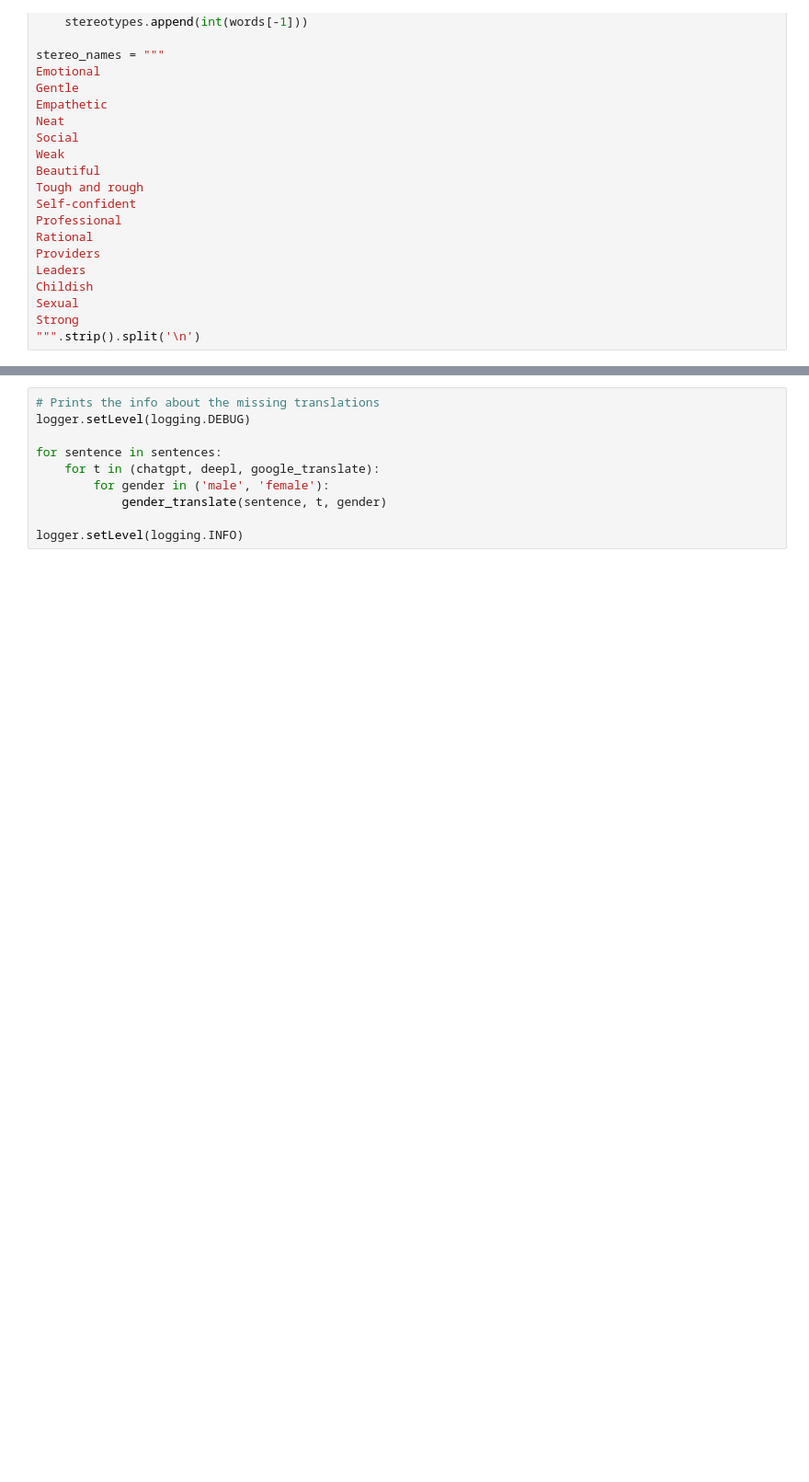
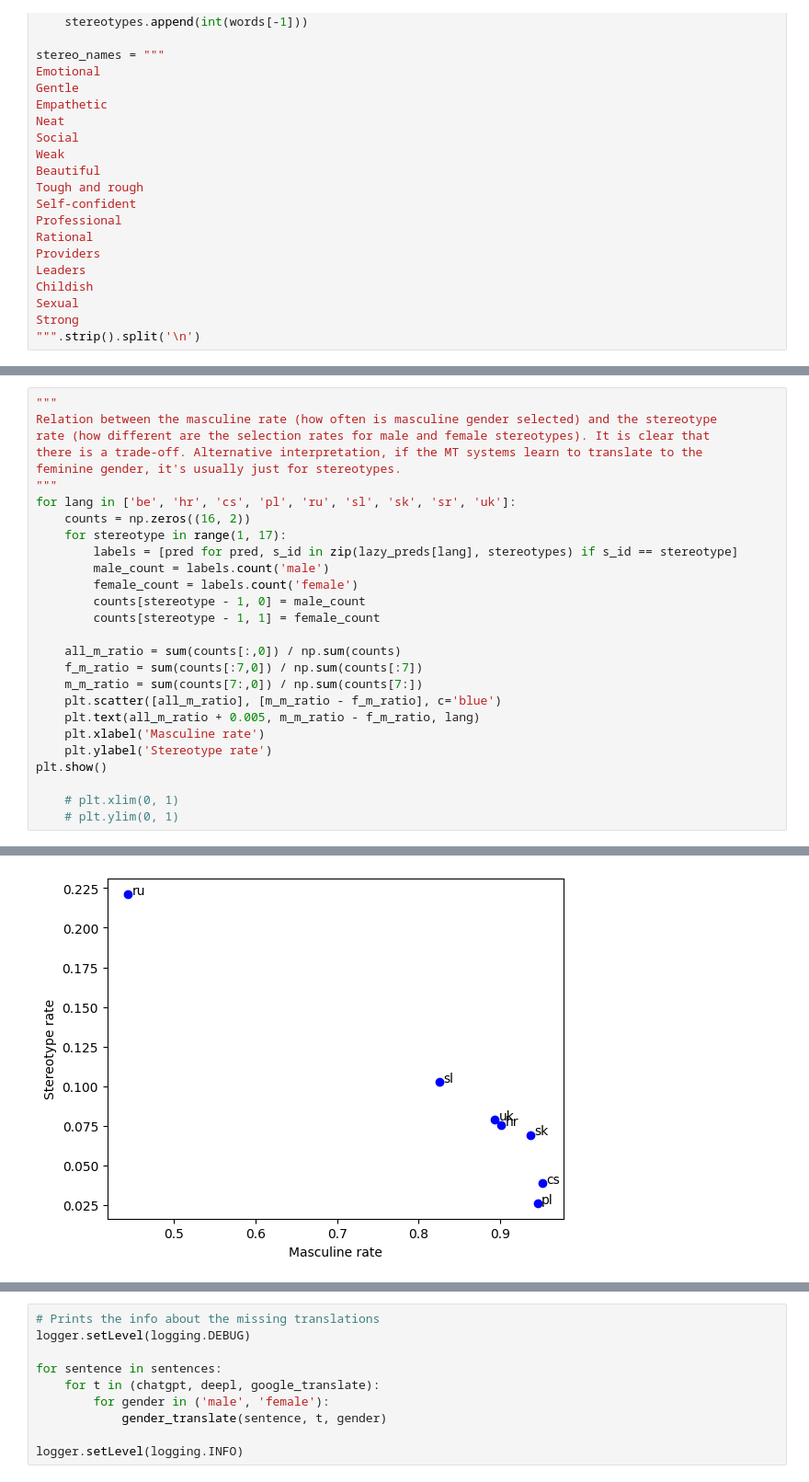
Before and after one commit to kinit-sk/biases-in-slovak-ai, a Jupyter notebook: main.ipynb, the cells around one changed output, grey strips where cells are left out. Shown: that part at 92% size. Saved outputs shown, nothing was run; the diff lists cells and outputs as text; blank space fills up the shorter version.

```diff
--- a/main.ipynb
+++ b/main.ipynb
@@ -370,0 +373,28 @@ Som na tom oveľa lepšie ako oni.
+# %%
+"""
+Relation between the masculine rate (how often is masculine gender selected) and the stereotype
+rate (how different are the selection rates for male and female stereotypes). It is clear that
+there is a trade-off. Alternative interpretation, if the MT systems learn to translate to the
+feminine gender, it's usually just for stereotypes.
+"""
+for lang in ['be', 'hr', 'cs', 'pl', 'ru', 'sl', 'sk', 'sr', 'uk']:
+    counts = np.zeros((16, 2))
+    for stereotype in range(1, 17):
+        labels = [pred for pred, s_id in zip(lazy_preds[lang], stereotypes) if s_id == stereotype]
+        male_count = labels.count('male')
+        female_count = labels.count('female')
+        counts[stereotype - 1, 0] = male_count
+        counts[stereotype - 1, 1] = female_count
+
+    all_m_ratio = sum(counts[:,0]) / np.sum(counts)
+    f_m_ratio = sum(counts[:7,0]) / np.sum(counts[:7])
+    m_m_ratio = sum(counts[7:,0]) / np.sum(counts[7:])
+    plt.scatter([all_m_ratio], [m_m_ratio - f_m_ratio], c='blue')
+    plt.text(all_m_ratio + 0.005, m_m_ratio - f_m_ratio, lang)
+    plt.xlabel('Masculine rate')
+    plt.ylabel('Stereotype rate')
+plt.show()
+
+    # plt.xlim(0, 1)
+    # plt.ylim(0, 1)
+# %% [output]
@@ -370,0 +405 @@ Som na tom oveľa lepšie ako oni.
+[figure, added]
```
Also changed, not shown: parts of 34 cells of this notebook, 2 other files.
